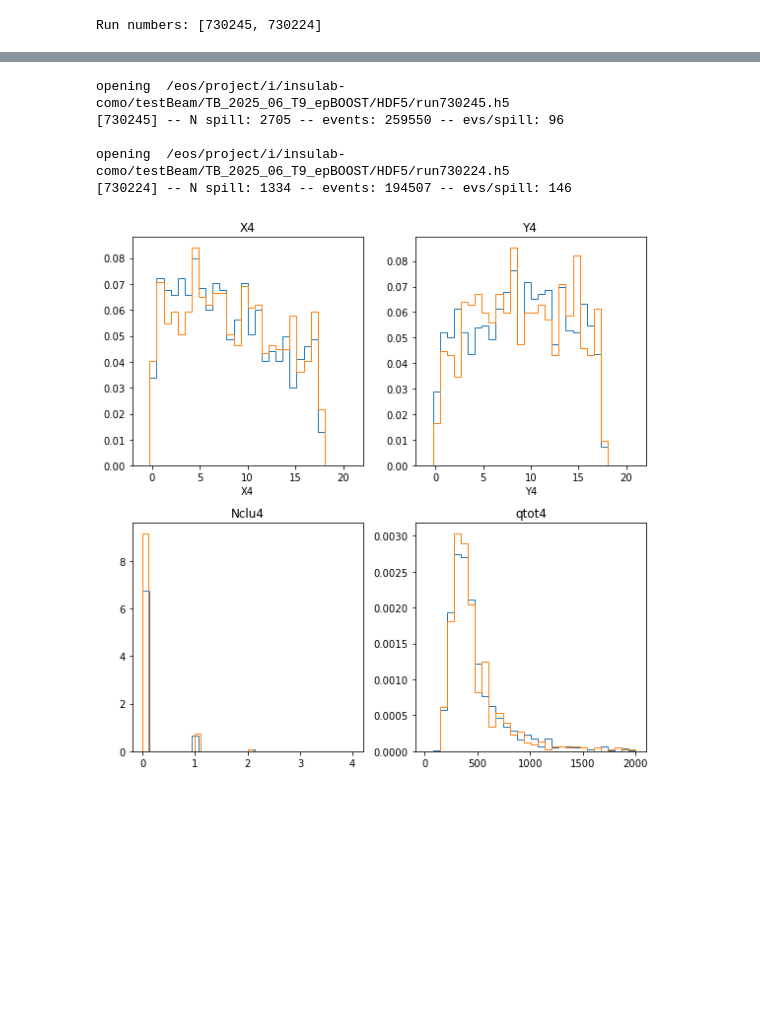
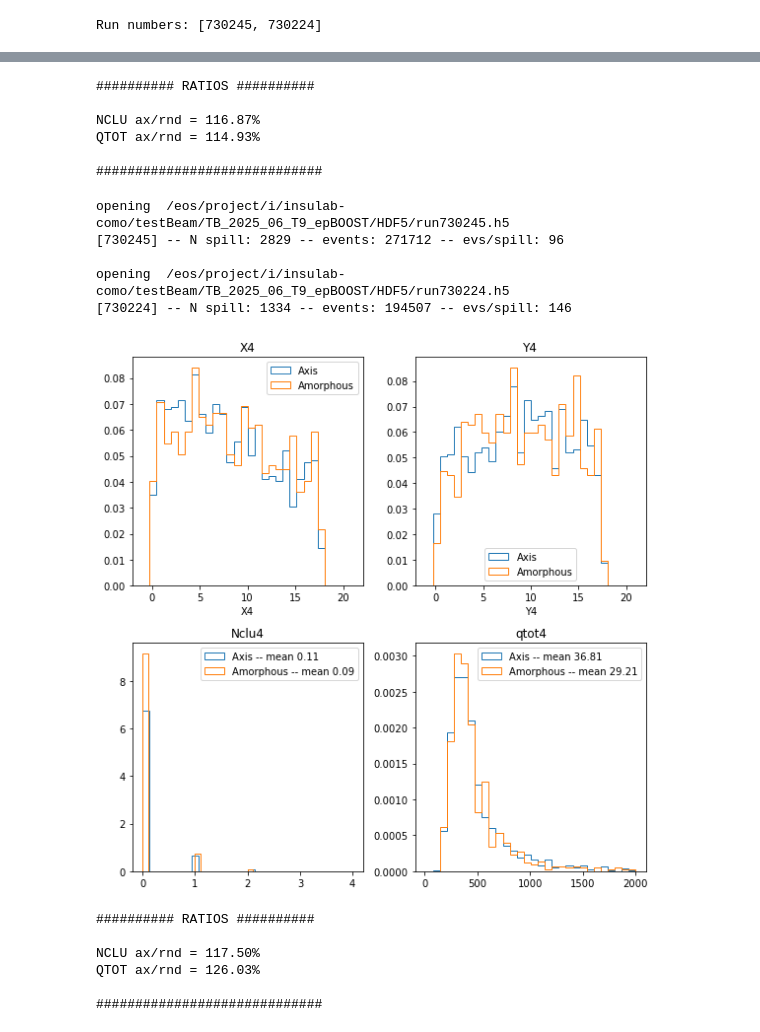
Before and after one commit to Ncanale/eplusBOOST_2025_T9, a Jupyter notebook: OM/compare_epBOOST.ipynb, the cells around one changed output, grey strips where cells are left out. Cells and saved outputs as stored; diff of their text form; code cells hidden in the pictures; blank space fills up the shorter version.

```diff
--- a/OM/compare_epBOOST.ipynb
+++ b/OM/compare_epBOOST.ipynb
@@ -173,6 +173,9 @@ opt_hist = dict(histtype='step', linewidth=1.5)
 
 fig, axs = plt.subplots(2, 3, figsize=(14, 8), sharey=False)
 axs = axs.flatten()  # Makes indexing easier (axs[0] to axs[5])
+
+means_nclu3 ={}
+means_qtot3={}
 
 for j, run in enumerate(scan_number):
     xpos, x1, y1, x2, y2, x3, y3, xcry, ycry, ph_calo_photon, ph_cherry1, \
@@ -201,7 +204,8 @@ for j, run in enumerate(scan_number):
         axs[2].hist(nclu[:, 0][logi], bins=50, label=f'{label_scan[j]} -- mean {np.mean(nclu[:, 0][logi]):.2f}', density=True, **opt_hist)
         axs[3].hist(x3[logi], bins=20,range = (4,6), label=f'{label_scan[j]}',  density=True, **opt_hist)
         axs[4].hist(y3[logi], bins=20,range = (4,6), label=f'{label_scan[j]}',  density=True, **opt_hist)
-
+        means_nclu3[label_scan[j]] = np.mean(nclu[:,0][logi])
+        means_qtot3[label_scan[j]] = np.mean(qtot[:,0][logi])
 # Titoli
 axs[0].set_title(f'scan: {scan_number[0]}–{scan_number[-1]}\nCalo Photon PH')
 axs[1].set_title('qtot[0]')
@@ -231,41 +235,71 @@ unique step values [-29151.014]
+# %%
+print('########## RATIOS ##########')
+print(f"\nNCLU ax/rnd = {100 * (means_nclu3['Axis'] / means_nclu3['Amorphous']):.2f}% ")
+print(f"QTOT ax/rnd = {100 * (means_qtot3['Axis'] / means_qtot3['Amorphous']):.2f}% \n")
+print('#############################')
+# %% [output]
+########## RATIOS ##########
+
+NCLU ax/rnd = 116.87%
+QTOT ax/rnd = 114.93%
+
+#############################
 # %%
 fig, ax = plt.subplots(2,2, figsize = (8,8))
 iWantDensity = True
-for run in scan_number:
+
+means_nclu4 ={}
+means_qtot4={}
+for i, run in enumerate(scan_number):
     if run >730198:
         xpos, x1, y1, x2, y2, x3, y3, xcry, ycry, ph_calo_photon, ph_cherry1, \
         theta_x_in, theta_y_in, theta_x_out, theta_y_out, tm, qtot, nclu, info_plus, xinfo = file_loader(run)
 
         mask = (ph_cherry1 > th_cherry1) & \
            (xcry > x_cry_cut[0]) & (xcry < x_cry_cut[1]) & \
            (ycry > y_cry_cut[0]) & (ycry < y_cry_cut[1])
         ax = ax.flatten()
         x4 = xpos[:,6]
         y4 = xpos[:,7]
 
 
-        ax[0].hist(x4[mask], bins = 30, range = (-1,21), histtype = 'step', density = iWantDensity)
+        ax[0].hist(x4[mask], bins = 30, range = (-1,21), histtype = 'step', density = iWantDensity,label = label_scan[i])
         ax[0].set_title('X4')
         ax[0].set_xlabel('X4')
-        ax[1].hist(y4[mask], bins = 30, range = (-1,21), histtype = 'step', density = iWantDensity)
+        ax[1].hist(y4[mask], bins = 30, range = (-1,21), histtype = 'step', density = iWantDensity, label = label_scan[i])
         ax[1].set_title('Y4')
         ax[1].set_xlabel('Y4')
 
         ax[2].hist(nclu[:,2][mask], bins = 30, histtype = 'step', density = iWantDensity,label = f'{label_scan[i]} -- mean {np.mean(nclu[:,2][mask]):.2f}')
         # ax[2].hist(nclu[:,3][mask], bins = 30, histtype = 'step')
         ax[2].set_title('Nclu4')
-
         ax[3].hist(qtot[:,2][mask], bins = 30, range = (10,2000), histtype = 'step', density = iWantDensity,label = f'{label_scan[i]} -- mean {np.mean(qtot[:,2][mask]):.2f}')
         # ax[3].hist(qtot[:,3][mask], bins = 30, range = (10,2000), histtype = 'step')
         ax[3].set_title('qtot4')
+        means_nclu4[label_scan[i]] = np.mean(nclu[:,2][mask])
+        means_qtot4[label_scan[i]] = np.mean(qtot[:,2][mask])
 
 
+for a in ax:
+    a.legend()
 plt.tight_layout()
 plt.show()
 # %% [output]
 opening  /eos/project/i/insulab-como/testBeam/TB_2025_06_T9_epBOOST/HDF5/run730245.h5
-[730245] -- N spill: 2705 -- events: 259550 -- evs/spill: 96
+[730245] -- N spill: 2829 -- events: 271712 -- evs/spill: 96
 
 opening  /eos/project/i/insulab-como/testBeam/TB_2025_06_T9_epBOOST/HDF5/run730224.h5
 [730224] -- N spill: 1334 -- events: 194507 -- evs/spill: 146
-[figure, old version]
+[figure, new version]
+# %%
+print('########## RATIOS ##########')
+print(f"\nNCLU ax/rnd = {100 * (means_nclu4['Axis'] / means_nclu4['Amorphous']):.2f}% ")
+print(f"QTOT ax/rnd = {100 * (means_qtot4['Axis'] / means_qtot4['Amorphous']):.2f}% \n")
+print('#############################')
+# %% [output]
+########## RATIOS ##########
+
+NCLU ax/rnd = 117.50%
+QTOT ax/rnd = 126.03%
+
+#############################
```
Also changed, not shown: parts of 2 cells of this notebook.
